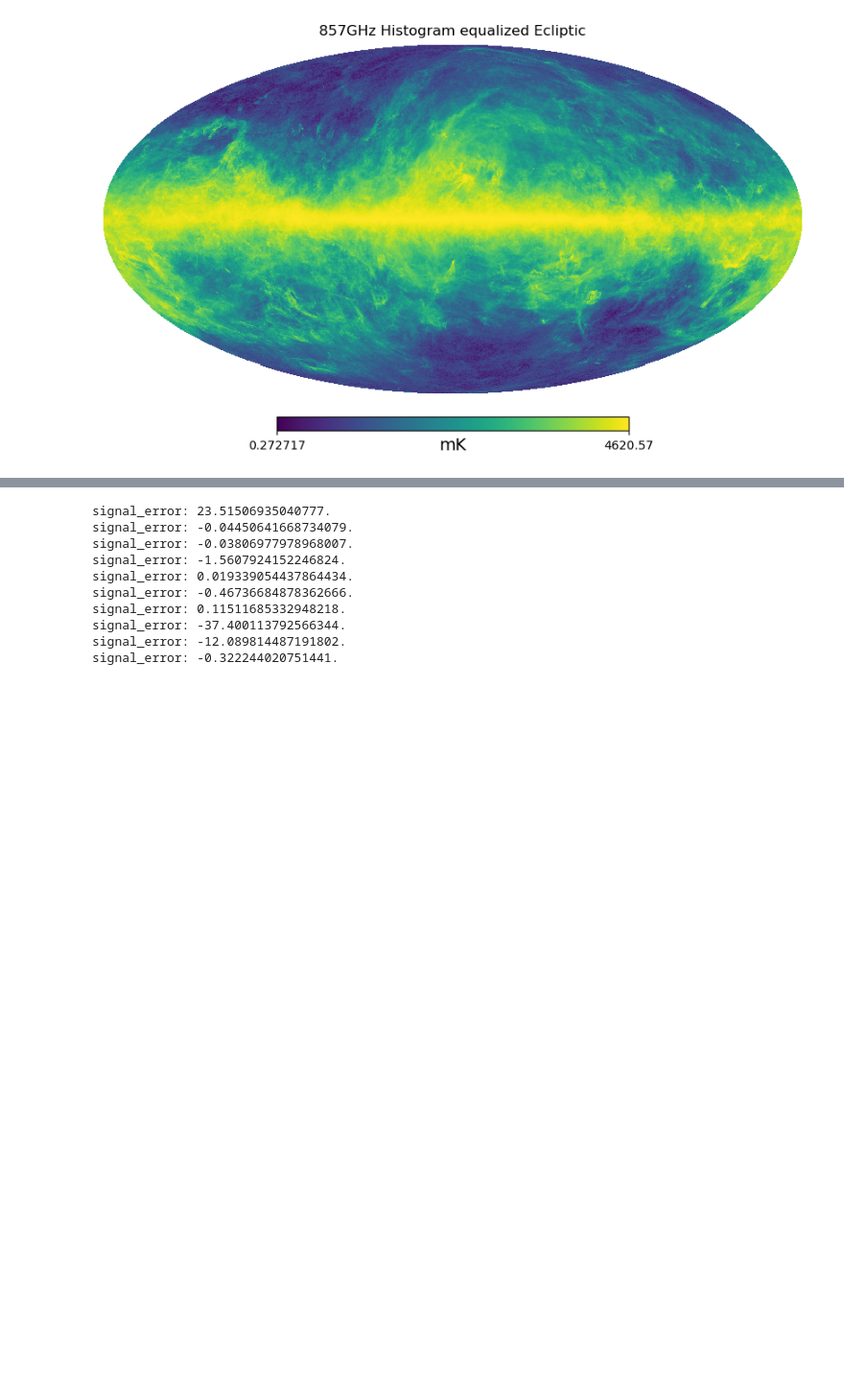
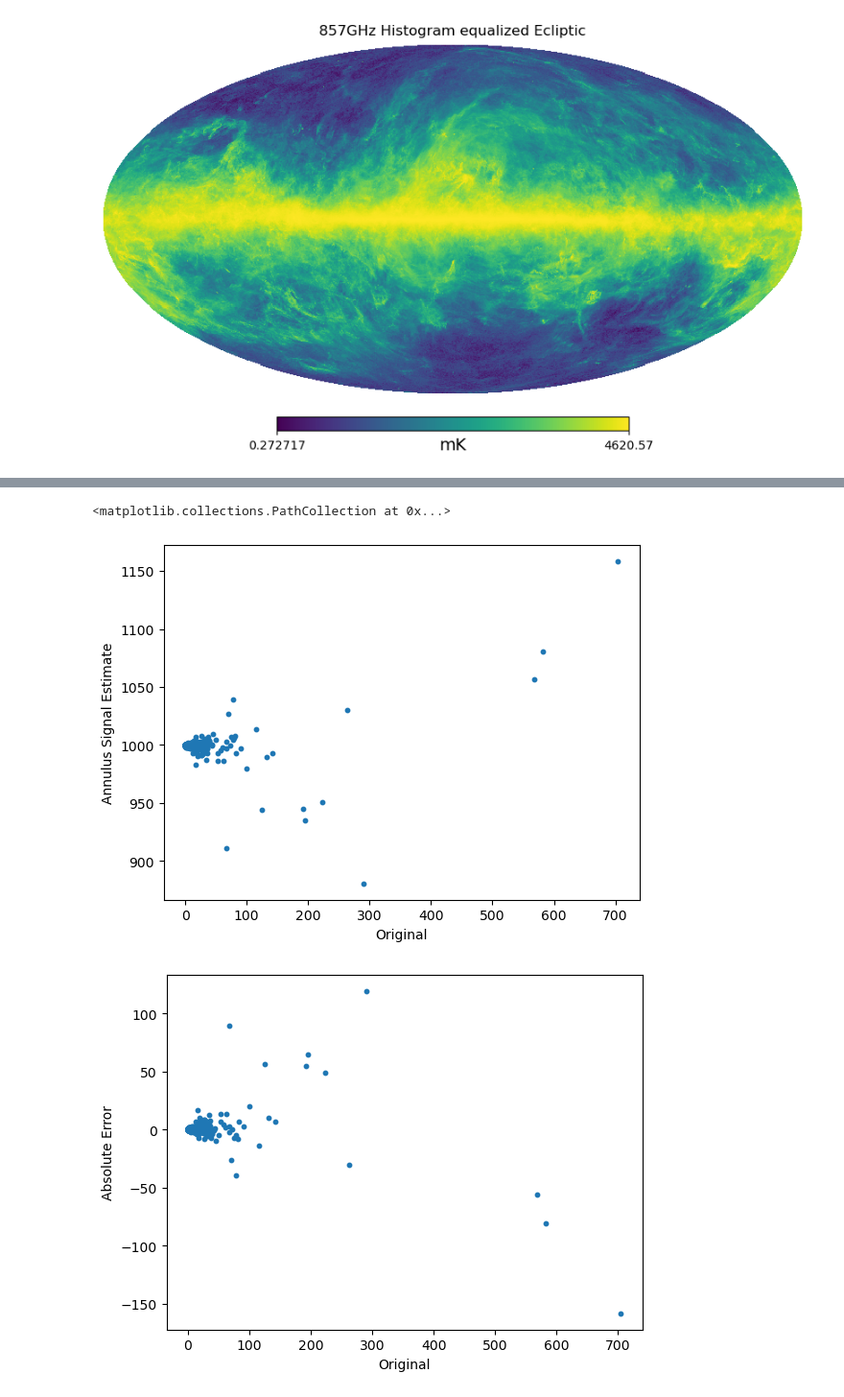
Before and after one commit to Harjas123/the-inpainter, a Jupyter notebook: radec_injection.ipynb, the cells around one changed output, grey strips where cells are left out. Shown: that part at 96% size. Cells and saved outputs as stored; diff of their text form; code cells hidden in the pictures; blank space fills up the shorter version.

```diff
--- a/radec_injection.ipynb
+++ b/radec_injection.ipynb
@@ -123,6 +123,6 @@ signal_error: -3.6051509645250235.
 # %%
-num_locs = 10
-loc_list = get_rand_locs(num_locs)
+num_locs = 1000
+loc_list = get_rand_locs(num_locs, sphere_distr=True)
 # %%
 map_array = np.copy(m_857)
 circ_radius = np.pi / 200
@@ -136,26 +136,48 @@ for loc in loc_list:
     loc_pix = hp.ang2pix(nside, *loc_deg, lonlat=True)
     map_array[loc_pix] += 1000
     data_arrays.append(loc2data(map_array, loc, circ_radius, cutout_radius))
-
-cutout_radius = -1
-# magic number: just enough to include one pixel and no more
-for loc in loc_list:
-    loc_deg = np.rad2deg(loc)
-    loc_pix = hp.ang2pix(nside, *loc_deg, lonlat=True)
-    original = m_857[loc_pix]
-    altered = map_array[loc_pix]
-    signal = altered - original
-    annulus, actual = loc2amplitude(map_array, loc, circ_radius, cutout_radius)
-    signal_guess = actual - annulus
-    print(f"signal_error: {signal - signal_guess}.")
-# %% [output]
-signal_error: 23.51506935040777.
-signal_error: -0.04450641668734079.
-signal_error: -0.03806977978968007.
-signal_error: -1.5607924152246824.
-signal_error: 0.019339054437864434.
-signal_error: -0.46736684878362666.
-signal_error: 0.11511685332948218.
-signal_error: -37.400113792566344.
-signal_error: -12.089814487191802.
-signal_error: -0.322244020751441.
+# %%
+cutout_radius = -1
+
+annulus_list = []
+original_list = []
+signal_guess_list = []
+signal_list = []
+abs_error = []
+relative_error = []
+
+# magic number: just enough to include one pixel and no more
+for loc in loc_list:
+    loc_deg = np.rad2deg(loc)
+    loc_pix = hp.ang2pix(nside, *loc_deg, lonlat=True)
+    original = m_857[loc_pix]
+    altered = map_array[loc_pix]
+    signal = altered - original
+    annulus, actual = loc2amplitude(map_array, loc, circ_radius, cutout_radius)
+    signal_guess = actual - annulus
+    signal_error = signal - signal_guess
+    annulus_list.append(annulus)
+    original_list.append(original)
+    signal_guess_list.append(signal_guess)
+    signal_list.append(signal)
+    abs_error.append(signal - signal_guess)
+    relative_error.append(signal_guess / signal - 1)
+# %%
+fig, ax = plt.subplots()
+ax.set_xlabel("Original")
+ax.set_ylabel("Annulus Signal Estimate")
+plt.scatter(original_list, signal_guess_list, s=10)
+
+fig, ax = plt.subplots()
+ax.set_xlabel("Original")
+ax.set_ylabel("Absolute Error")
+plt.scatter(original_list, abs_error, s=10)
+
+fig, ax = plt.subplots()
+ax.set_xlabel("Original")
+ax.set_ylabel("Relative Error")
+plt.scatter(original_list, relative_error, s=10)
+# %% [output]
+<matplotlib.collections.PathCollection at 0x...>
+[figure, added]
+[figure, added]
```
Also changed, not shown: parts of 4 cells of this notebook.
